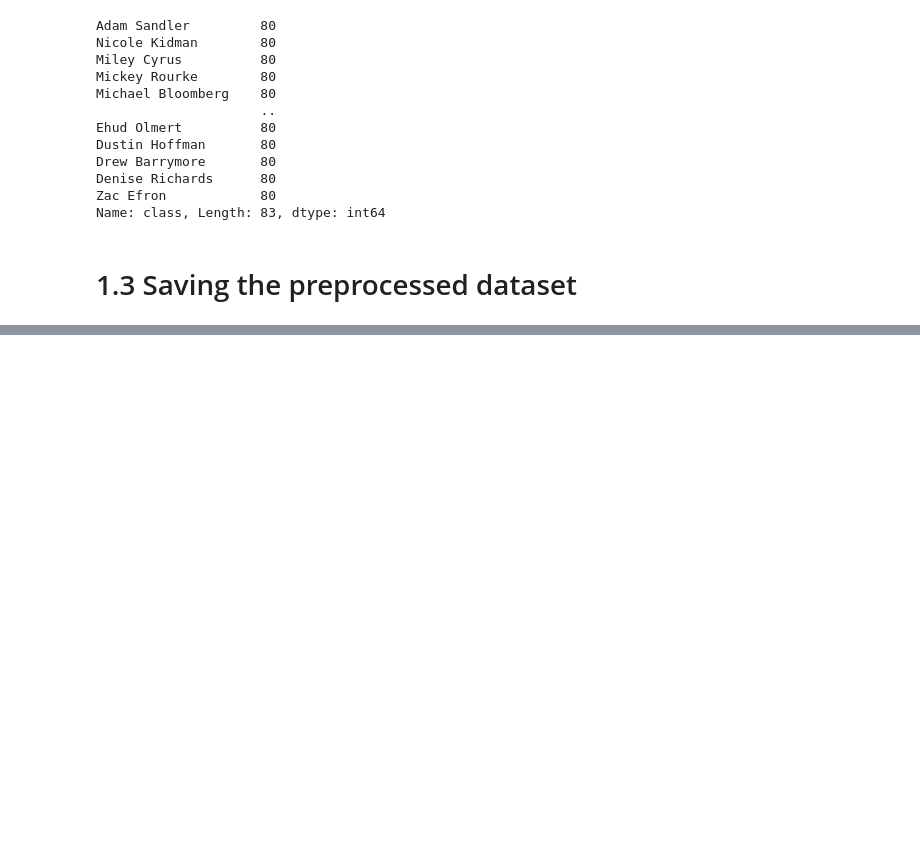
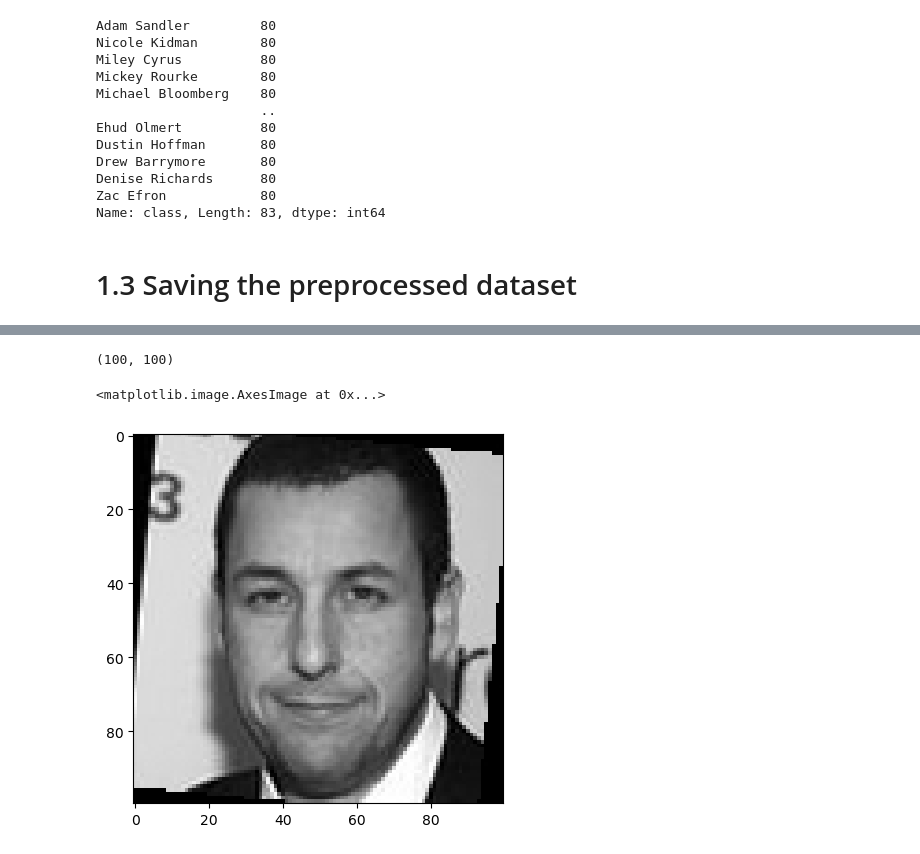
Before and after one commit to HWatanuki/Projeto_D3APL, a Jupyter notebook: teste.ipynb, the cells around one changed output, grey strips where cells are left out. Drawn from its saved outputs; the diff is of its cells as text; code cells hidden in the pictures; blank space fills up the shorter version.

```diff
--- a/teste.ipynb
+++ b/teste.ipynb
@@ -214,0 +282,11 @@ dataset_df.to_csv('../working/faces_dataset_balanced.csv', index=False)
+# %%
+# read the color image as a gray image
+gray_img = cv2.imread(dataset_df.loc[0, 'image_pathname'], cv2.IMREAD_GRAYSCALE)
+
+print(gray_img.shape)
+
+plt.imshow(gray_img, cmap='gray')
+# %% [output]
+(100, 100)
+<matplotlib.image.AxesImage at 0x...>
+[figure, added]
```
Also changed, not shown: parts of 63 cells of this notebook.
